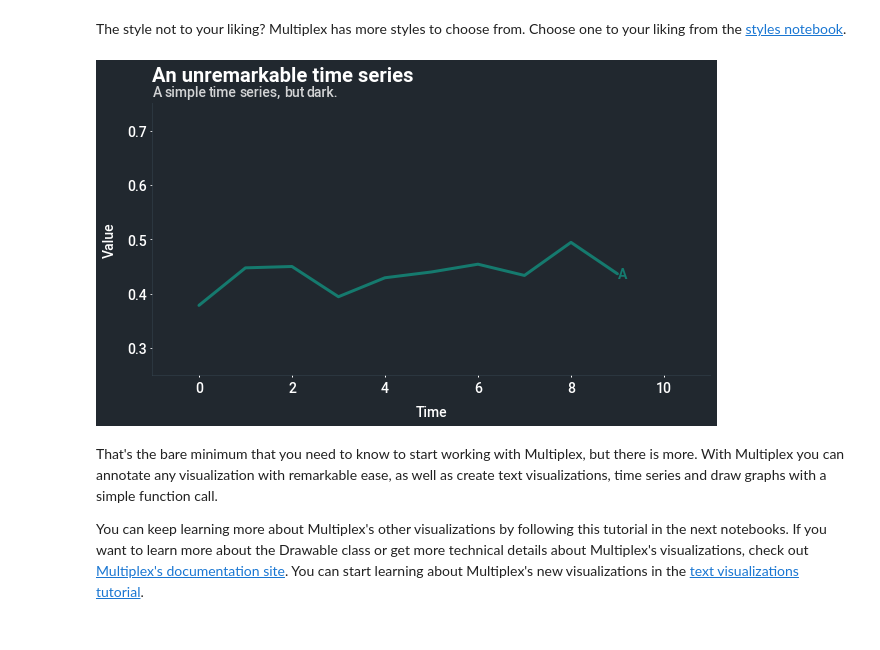
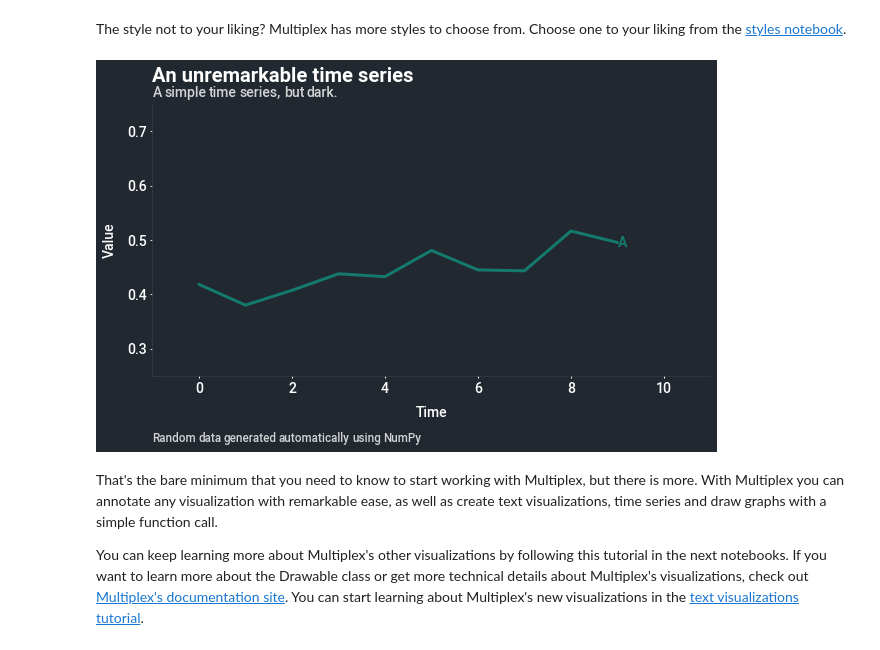
Before and after one commit to NicholasMamo/multiplex-plot, a Jupyter notebook: examples/1. Getting started.ipynb, the cells around one changed output. Cells and saved outputs as stored; diff of their text form; code cells hidden in the pictures.

```diff
--- a/examples/1. Getting started.ipynb
+++ b/examples/1. Getting started.ipynb
@@ -114,30 +116,31 @@ The style not to your liking? Multiplex has more styles to choose from. Choose o
 # %%
 # import the Drawable class and set the style
 from multiplex import drawable
 drawable = importlib.reload(drawable)
 plt.style.use(os.path.join(sys.path[0], '..', 'styles', "multiplex-dark.style"))
 
 # generate the data
 x = range(10)
 y = np.linspace(0.4, 0.5, num=10) + np.random.normal(0, 0.03, 10)
 
 # create a general style
 style = { 'color': 'C1' }
 label_style = { 'fontweight': 700 }
 
 # draw the visualization
 viz = drawable.Drawable(plt.figure(figsize=(10, 5)))
 viz.draw_time_series(x, y, label='A', label_style=label_style, **style)
 
 viz.set_xlim(-1, 11)
 viz.set_ylim(0.25, 0.75)
 viz.set_xlabel('Time')
 viz.set_ylabel('Value')
 viz.set_title('An unremarkable time series', loc='left')
 viz.set_caption('A simple time series, but dark.')
+viz.set_footnote('Random data generated automatically using NumPy')
 viz.show()
 # %% [output]
-[figure, old version]
+[figure, new version]
 # %% [markdown]
 That's the bare minimum that you need to know to start working with Multiplex, but there is more. With Multiplex you can annotate any visualization with remarkable ease, as well as create text visualizations, time series and draw graphs with a simple function call.
 
```
Also changed, not shown: parts of 3 cells of this notebook, 2 other files.
